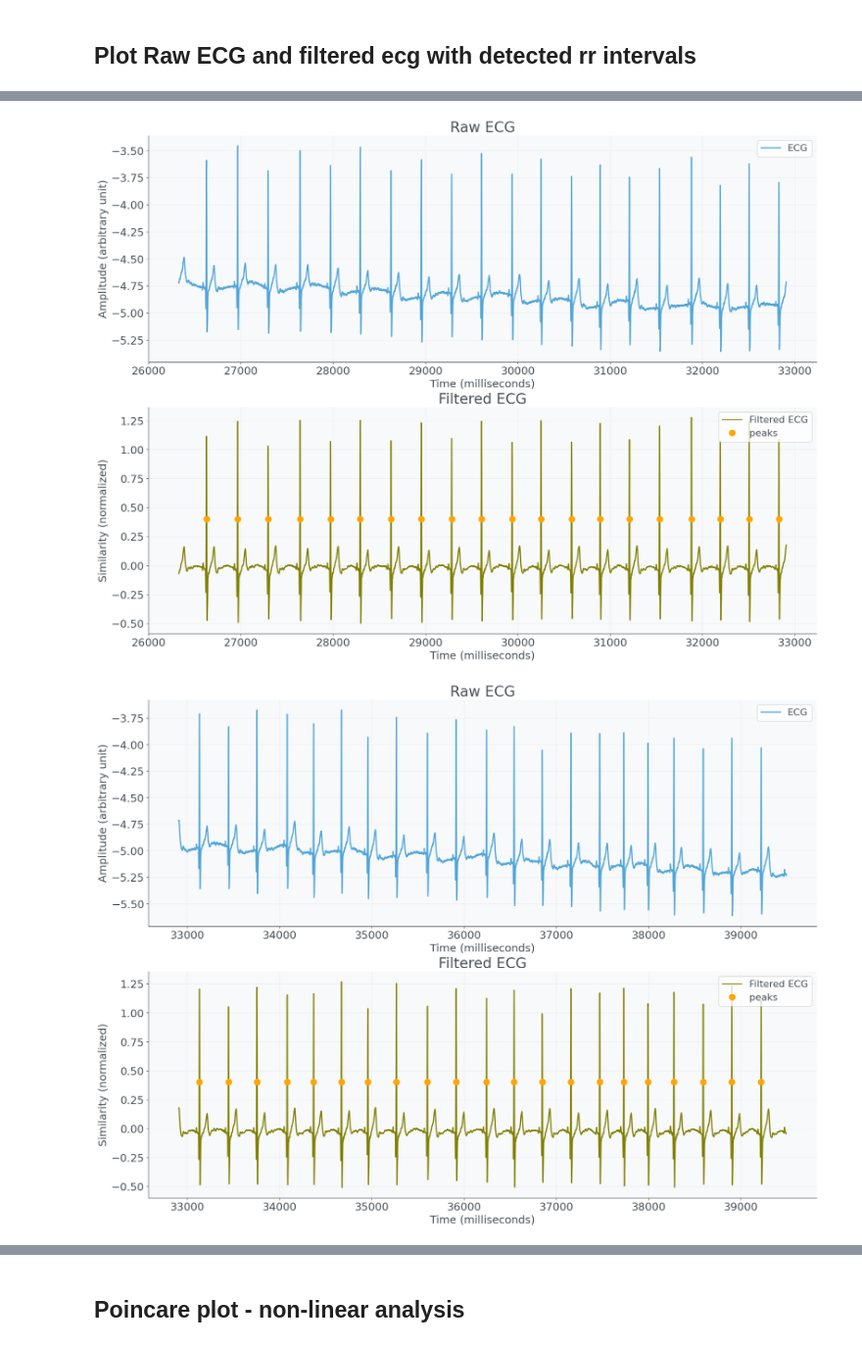
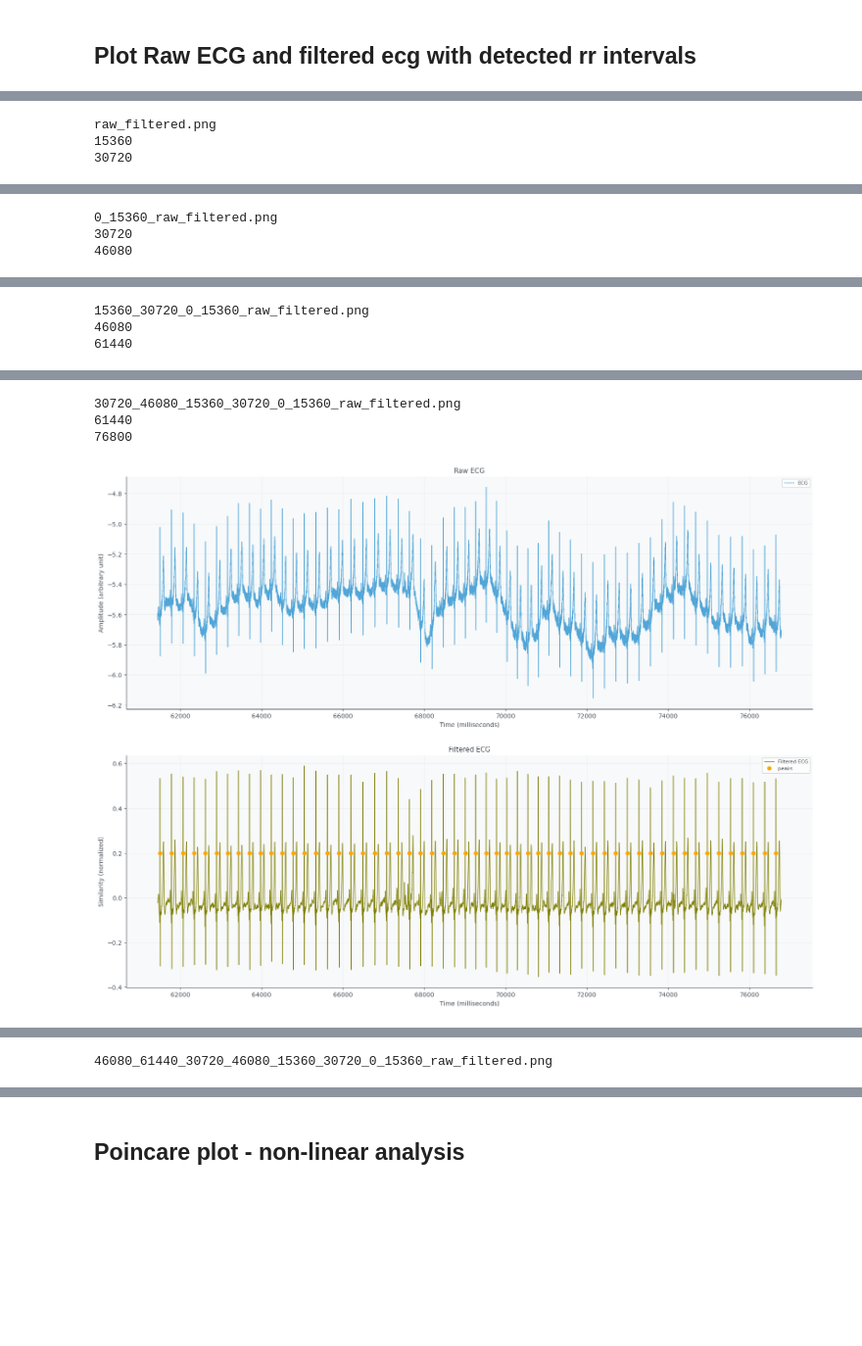
Before and after one commit to saifhanjra/tester_sony_digirelax, a Jupyter notebook: scripts/wp4/ecg_preprocess_vis_ixp_track.ipynb, the cells around one changed output, grey strips where cells are left out. Shown at 98% size. Cells and saved outputs as stored; diff of their text form; code cells hidden in the pictures; blank space fills up the shorter version.

```diff
--- a/scripts/wp4/ecg_preprocess_vis_ixp_track.ipynb
+++ b/scripts/wp4/ecg_preprocess_vis_ixp_track.ipynb
@@ -503,19 +559,19 @@ def plot_fft_spectrum(rr_msec_interpolated):
 #psychopy_file_path = "/home/muhammad/Desktop/Datasets/data_sony_digiRelax/wp3/VP027_271123/Psychopy_data/VP027_271123_DigiRelax_Experiment_2023-11-27_15h58.18.227.csv"
 #ecg_file_path = "/home/muhammad/Desktop/Datasets/data_sony_digiRelax/wp3/VP027_271123/Shimmer_data/2023-11-27_15.21.59_VP027_271123_SD_Session1/VP027_271123_Session1_Shimmer_6B1E_Calibrated_SD.csv"
 
-psychopy_file_path = "/media/muhammad/d5e4618d-a960-4f0d-a521-1c804bbebbb4/data_sony_digiRelax/wp3/VP022_231123/Psychopy_data/VP022_231123_DigiRelax_Experiment_2023-11-23_09h47.27.026.csv"
-ecg_file_path ="/media/muhammad/d5e4618d-a960-4f0d-a521-1c804bbebbb4/data_sony_digiRelax/wp3/VP022_231123/Shimmer_data/2023-11-23_09.22.10_VP022_231123_SD_Session1/VP022_231123_Session1_Shimmer_6B1E_Calibrated_SD.csv"
+#psychopy_file_path = "/media/muhammad/d5e4618d-a960-4f0d-a521-1c804bbebbb4/data_sony_digiRelax/wp3/VP022_231123/Psychopy_data/VP022_231123_DigiRelax_Experiment_2023-11-23_09h47.27.026.csv"
+#ecg_file_path ="/media/muhammad/d5e4618d-a960-4f0d-a521-1c804bbebbb4/data_sony_digiRelax/wp3/VP022_231123/Shimmer_data/2023-11-23_09.22.10_VP022_231123_SD_Session1/VP022_231123_Session1_Shimmer_6B1E_Calibrated_SD.csv"
 
 ####-----------------------------------------------------------------
 
-#psychopy_file_path = "D:/Datasets/data_sony_digiRelax/study/VP010_131123/Psychopy_data/VP010_131123_DigiRelax_Experiment_2023-11-13_09h54.08.913.csv"
-#ecg_file_path ="D:/Datasets/data_sony_digiRelax/study/VP010_131123/Shimmer_data/2023-11-13_08.20.20_VP010_131123_SD_Session1/VP010_131123_Session1_Shimmer_6B1E_Calibrated_SD.csv"
+psychopy_file_path = "D:/Datasets/data_sony_digiRelax/study/VP007_091123/Psychopy_data/VP007_091123_DigiRelax_Experiment_2023-11-09_14h19.56.411.csv"
+ecg_file_path ="D:/Datasets/data_sony_digiRelax/study/VP007_091123/Shimmer_data/2023-11-09_12.38.31_VP007_091123_SD_Session1/VP007_091123_Session1_Shimmer_6B1E_Calibrated_SD.csv"
 
 ### Experiment related data
 event_interest_list_new = ["baseline_instruction_ts", "tsst_prep_ts", "tsst_pres_ts", "relaxation_prep_ts"]
 offset_min_list_new  = [[3], [5], [5,5], [5, 5, 5]]
 
-ind_event_interest = 0
+ind_event_interest = 1
 ind_offset_min = 0
 #selected events
 event_interest = event_interest_list_new[ind_event_interest]
@@ -599,6 +655,11 @@ ecg_df["filtered"] = out["filtered"]
 
 nr_plots = 7
 offset_min = offset_min_list_new[ind_event_interest][ind_offset_min]
-plot_ecg_wf(ecg_df,r_peaks_ind,offset_min, nr_plots=nr_plots)
+
+dest_fol_path = "D:/Datasets/data_sony_digiRelax/figs_raw_filtered_rr_peaks"
+fig_name="raw_filtered.png"
+save_raw_ecg_filtered_rr_peaks(ecg_df,r_peaks_ind, offset_min, dest_fol_path, fig_name,  raw_data_col_name="raw_ecg", filtered_data_col_name="filtered", nr_plots=5,
+                fig_title_raw = "Raw ECG", fig_title_filtered = "Filtered ECG")
+#plot_ecg_wf(ecg_df,r_peaks_ind,offset_min, nr_plots=nr_plots)
 # %% [output]
 0
@@ -620,0 +668,3 @@ plot_ecg_wf(ecg_df,r_peaks_ind,offset_min, nr_plots=nr_plots)
+raw_filtered.png
+15360
+30720
@@ -621,0 +672,3 @@ plot_ecg_wf(ecg_df,r_peaks_ind,offset_min, nr_plots=nr_plots)
+0_15360_raw_filtered.png
+30720
+46080
@@ -622,0 +676,3 @@ plot_ecg_wf(ecg_df,r_peaks_ind,offset_min, nr_plots=nr_plots)
+15360_30720_0_15360_raw_filtered.png
+46080
+61440
@@ -624,2 +680,4 @@ plot_ecg_wf(ecg_df,r_peaks_ind,offset_min, nr_plots=nr_plots)
+30720_46080_15360_30720_0_15360_raw_filtered.png
+61440
+76800
-[figure, old version]
+[figure, new version]
-[figure, removed]
@@ -628,3 +684,4 @@ plot_ecg_wf(ecg_df,r_peaks_ind,offset_min, nr_plots=nr_plots)
+46080_61440_30720_46080_15360_30720_0_15360_raw_filtered.png
 # %%
 plot_rr_intervals(rr_corrected_msec)
 # %% [output]
```
Also changed, not shown: parts of 10 cells of this notebook, 4 other files.
